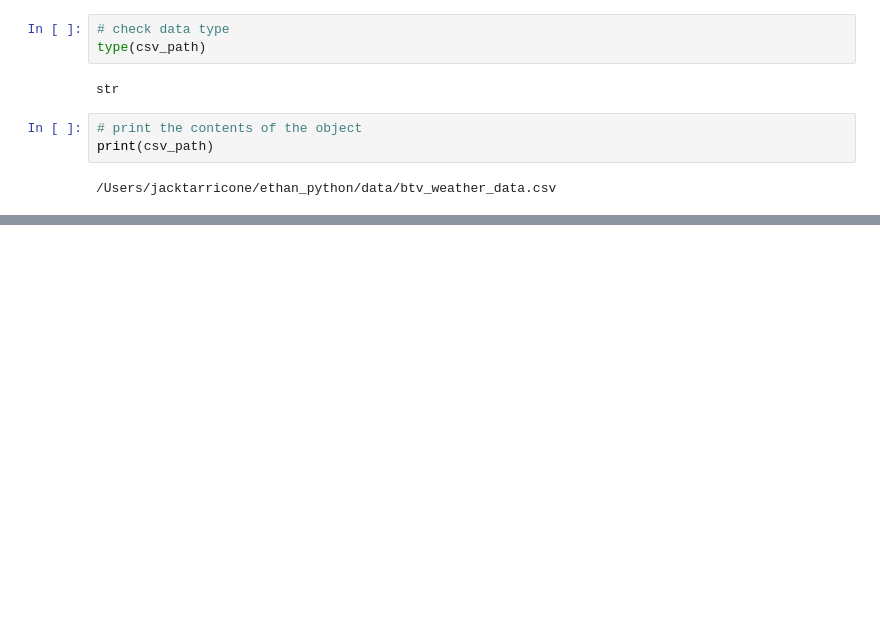
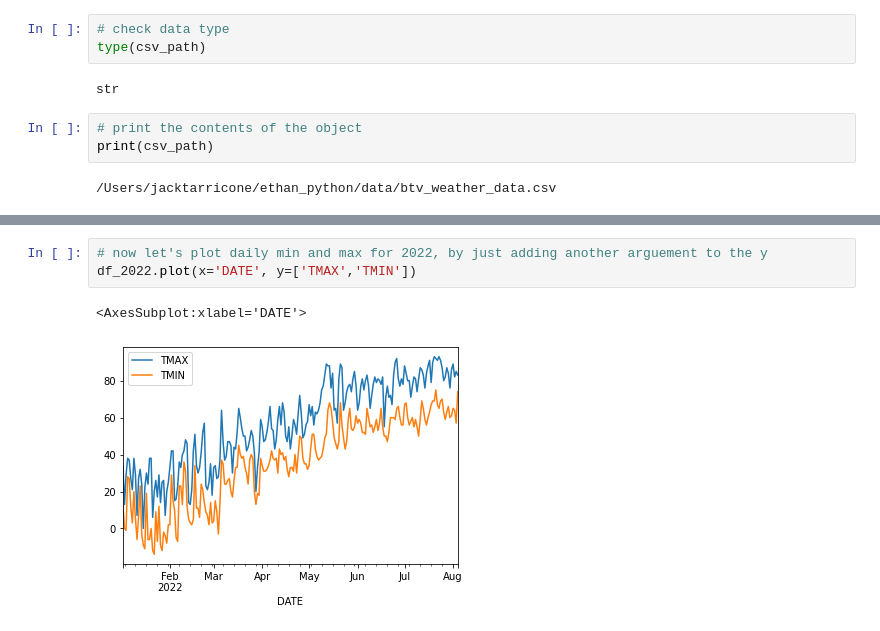
Before and after one commit to jacktarricone/ethan_python, a Jupyter notebook: scripts/ethan_python_tutorial.ipynb, the cells around one changed output, grey strips where cells are left out. Saved outputs shown, nothing was run; the diff lists cells and outputs as text; blank space fills up the shorter version.

```diff
--- a/scripts/ethan_python_tutorial.ipynb
+++ b/scripts/ethan_python_tutorial.ipynb
@@ -21,0 +78,6 @@ df = pd.read_csv(csv_path)
+# %%
+# now let's plot daily min and max for 2022, by just adding another arguement to the y
+df_2022.plot(x='DATE', y=['TMAX','TMIN'])
+# %% [output]
+<AxesSubplot:xlabel='DATE'>
+[figure, added]
```
Also changed, not shown: parts of 7 cells of this notebook.
